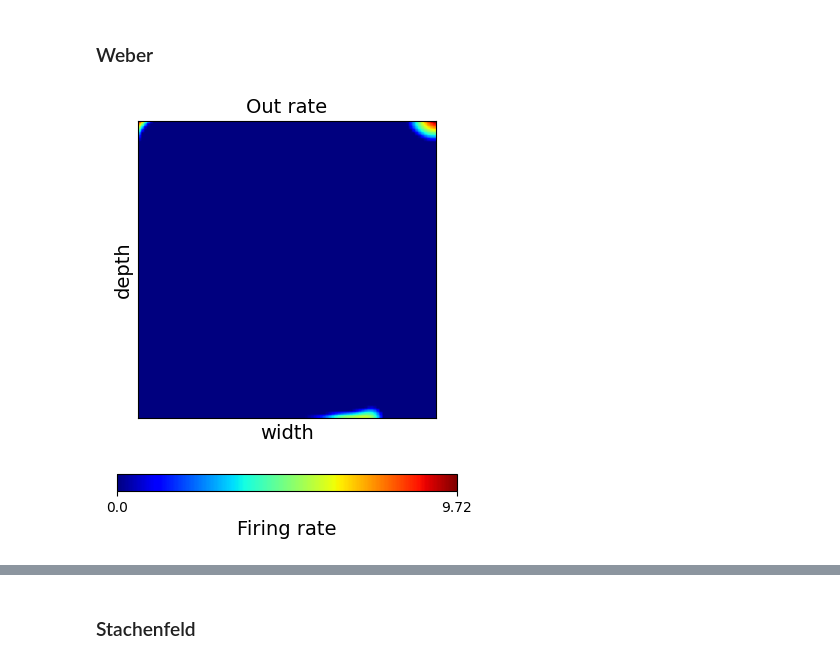
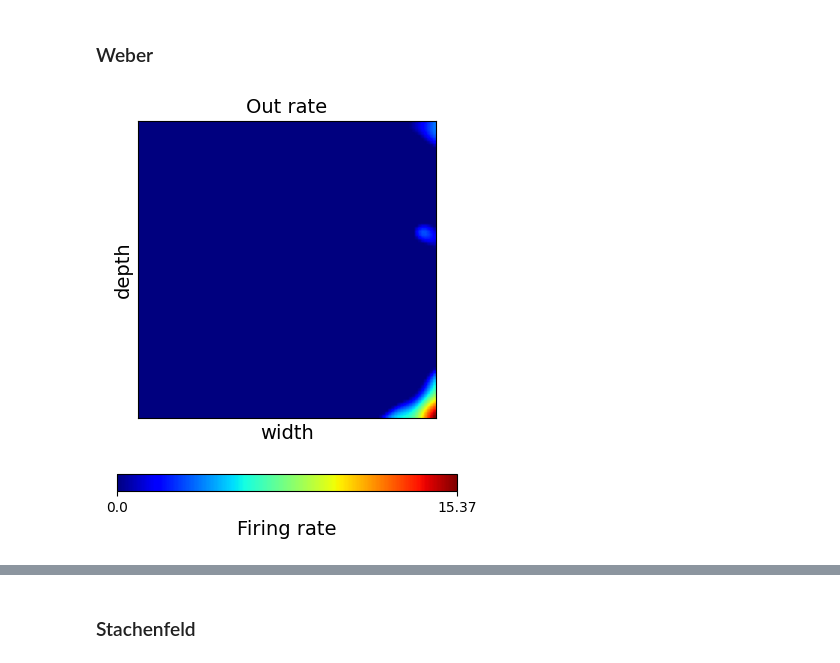
Before and after one commit to SainsburyWellcomeCentre/NeuralPlayground, a Jupyter notebook: examples/comparisons_examples/comparison_examples_score.ipynb, the cells around one changed output, grey strips where cells are left out. Drawn from its saved outputs; the diff is of its cells as text; code cells hidden in the pictures.

```diff
--- a/examples/comparisons_examples/comparison_examples_score.ipynb
+++ b/examples/comparisons_examples/comparison_examples_score.ipynb
@@ -174,35 +186,35 @@ sigma_inh = np.array([0.1, 0.1])
 Ne = 4900
 Ni = 1225
 Nef = 1
 Nif = 1
 alpha_i = 1
 alpha_e = 1
 we_init = 1.0
 wi_init = 1.5
 agent_step_size = 0.1
 roh = 1
 agent_Webber = Weber2018(model_name=model_name, exc_eta=exc_eta, inh_eta=inh_eta, sigma_exc=sigma_exc,
                   sigma_inh=sigma_inh, Ne=Ne, Ni=Ni, agent_step_size=agent_step_size, ro=roh,
                   Nef=Nef, Nif=Nif, room_width=envsimple.room_width, room_depth=envsimple.room_depth,
                   alpha_i=alpha_i, alpha_e=alpha_e, we_init=we_init, wi_init=wi_init)
 
 plot_every = 100000
 total_iters = 0
-n_steps = 40
+n_steps = 4000
 obs, state = envsimple.reset()
 for i in tqdm(range(n_steps)):
     # Observe to choose an action, the first to numbers in the observation are the xy position of the agent
     obs = obs[:2]
     action = agent_Webber.act(obs)
     # rate = agent.update()
     agent_Webber.update()
     # Run environment for given action
     obs, state, reward = envsimple.step(action, normalize_step=True)
     total_iters += 1
     if i % plot_every == 0:
         agent_Webber.plot_rate_map()
 # %% [output]
-[figure, old version]
+[figure, new version]
 # %%
 print('GridScorer_Webber')
 
```
Also changed, not shown: parts of 18 cells of this notebook.
